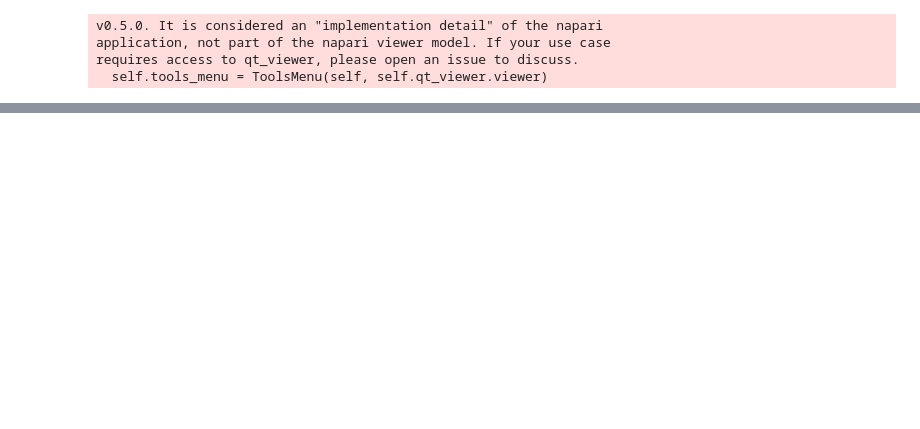
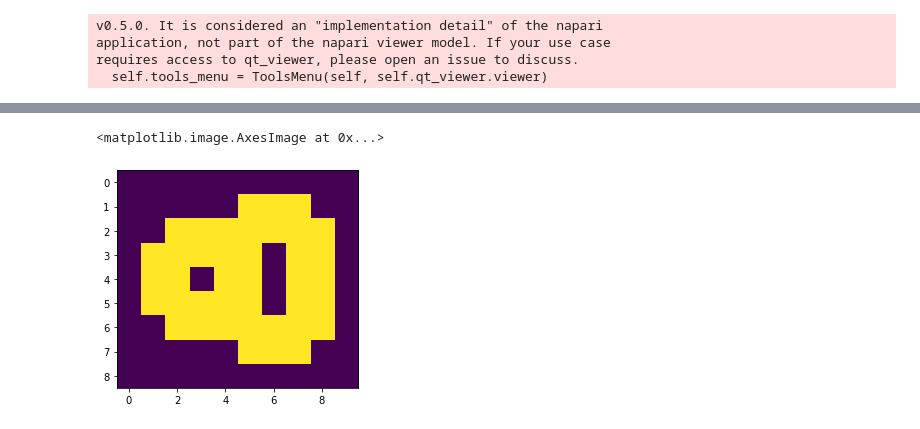
Before and after one commit to zacswider/volume-distribution, a Jupyter notebook: Methods.ipynb, the cells around one changed output, grey strips where cells are left out. Saved outputs shown, nothing was run; the diff lists cells and outputs as text; code cells hidden in the pictures; blank space fills up the shorter version.

```diff
--- a/Methods.ipynb
+++ b/Methods.ipynb
@@ -644,0 +943,7 @@ print(f'bad density: {bad_d}')
+# %%
+from skimage.segmentation import find_boundaries
+
+plt.imshow(find_boundaries(labels, mode='thick').astype(np.uint8))
+# %% [output]
+<matplotlib.image.AxesImage at 0x...>
+[figure, added]
```
Also changed, not shown: parts of 43 cells of this notebook.
